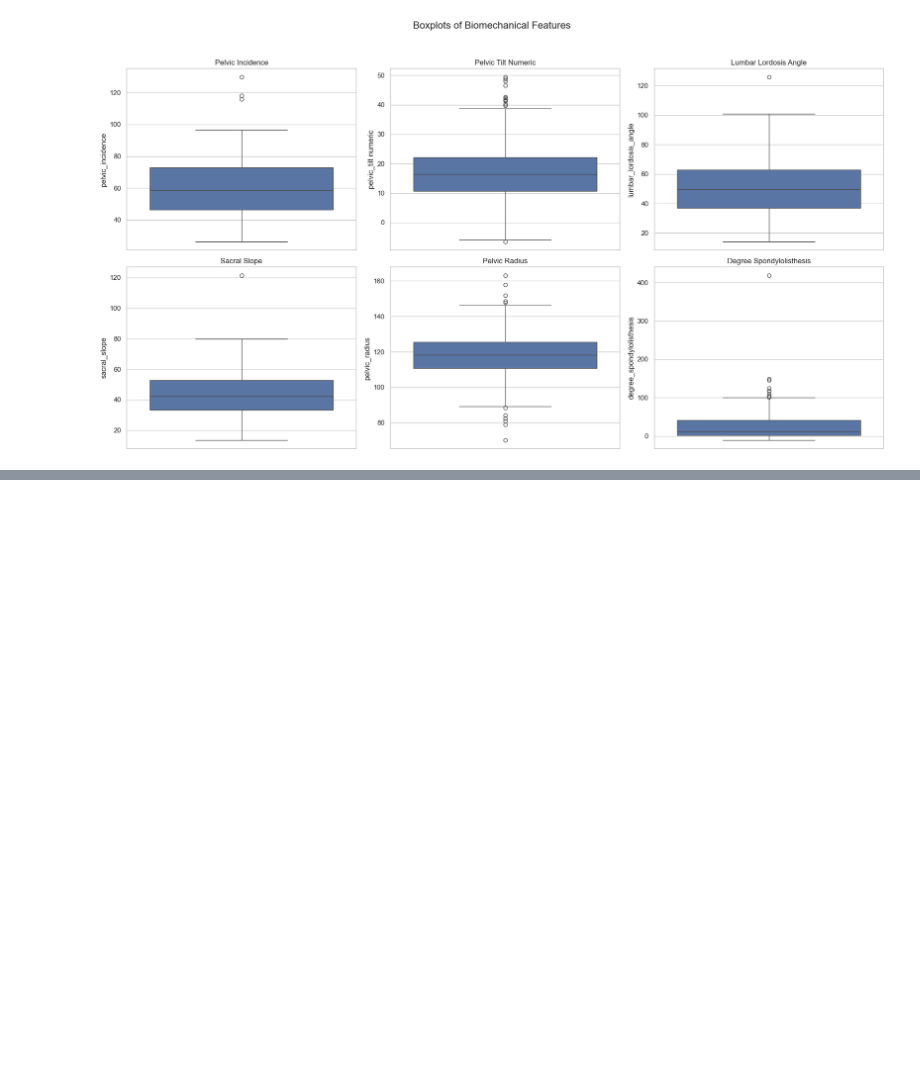
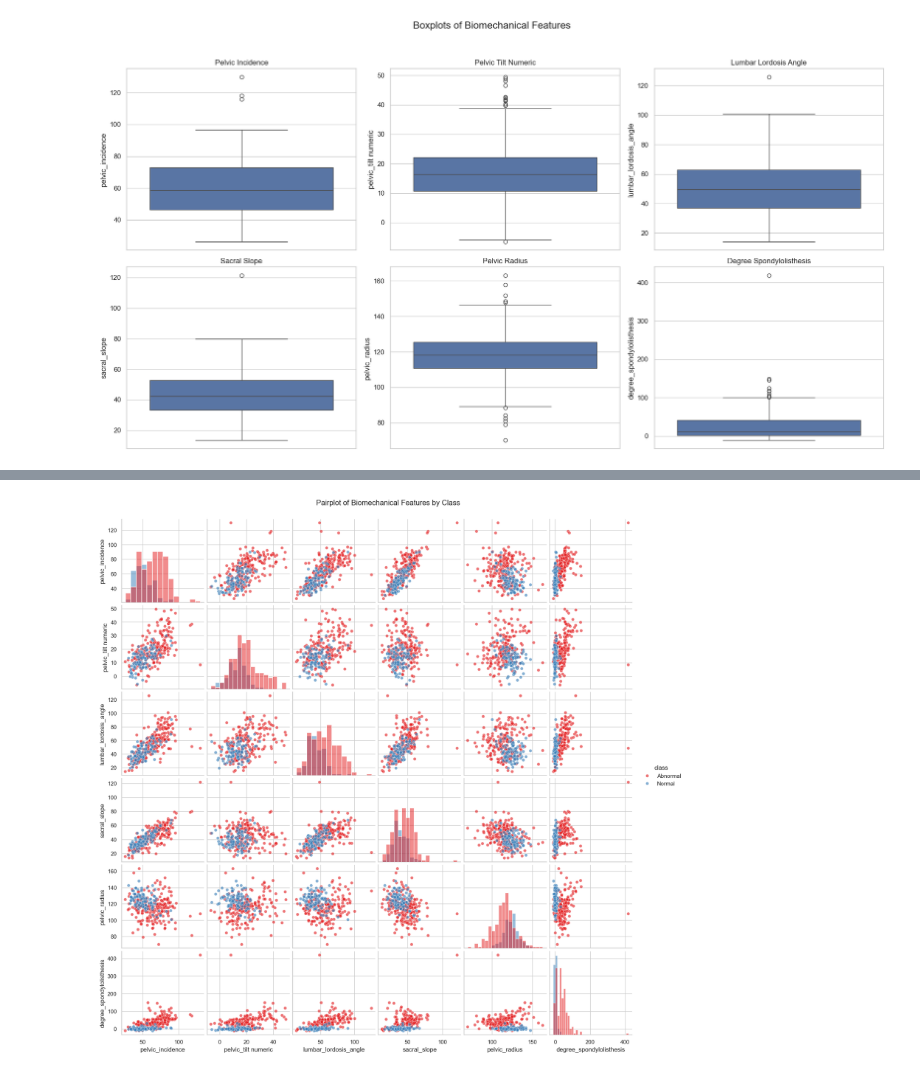
Before and after one commit to jackiecwv/SDS-CP033-spinescope, a Jupyter notebook: submissions/team-members/jackie-vescio/eda_spinescope_jackie.ipynb, the cells around one changed output, grey strips where cells are left out. Cells and saved outputs as stored; diff of their text form; code cells hidden in the pictures; blank space fills up the shorter version.

```diff
--- a/submissions/team-members/jackie-vescio/eda_spinescope_jackie.ipynb
+++ b/submissions/team-members/jackie-vescio/eda_spinescope_jackie.ipynb
@@ -159,0 +252,14 @@ Passing `palette` without assigning `hue` is deprecated and will be removed in v
+# %%
+import seaborn as sns
+import matplotlib.pyplot as plt
+
+# Select features + class for pairplot
+pairplot_features = ['pelvic_incidence', 'pelvic_tilt numeric', 'lumbar_lordosis_angle',
+                     'sacral_slope', 'pelvic_radius', 'degree_spondylolisthesis', 'class']
+
+sns.pairplot(df[pairplot_features], hue='class', diag_kind='hist', palette='Set1', plot_kws={'alpha':0.6})
+
+plt.suptitle('Pairplot of Biomechanical Features by Class', y=1.02)
+plt.show()
+# %% [output]
+[figure, added]
```
Also changed, not shown: parts of 25 cells of this notebook, 1 other file.
